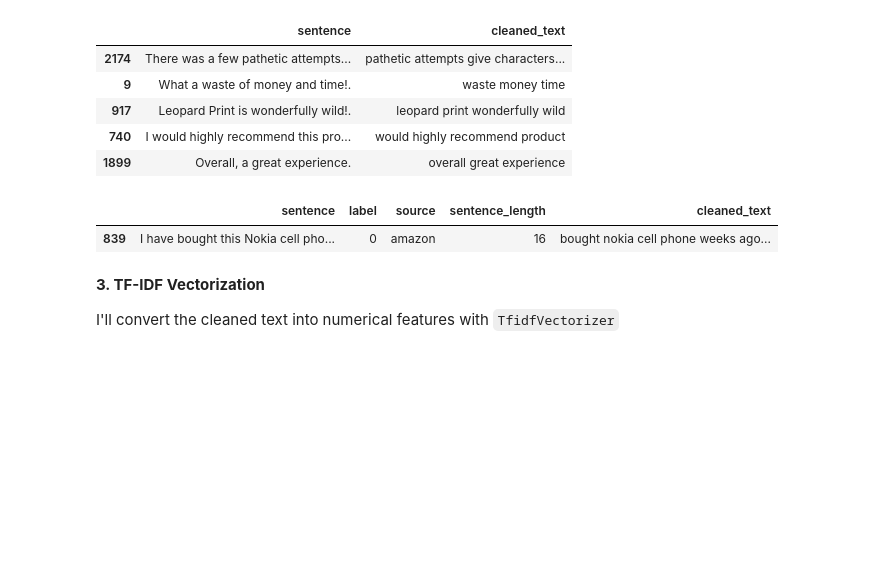
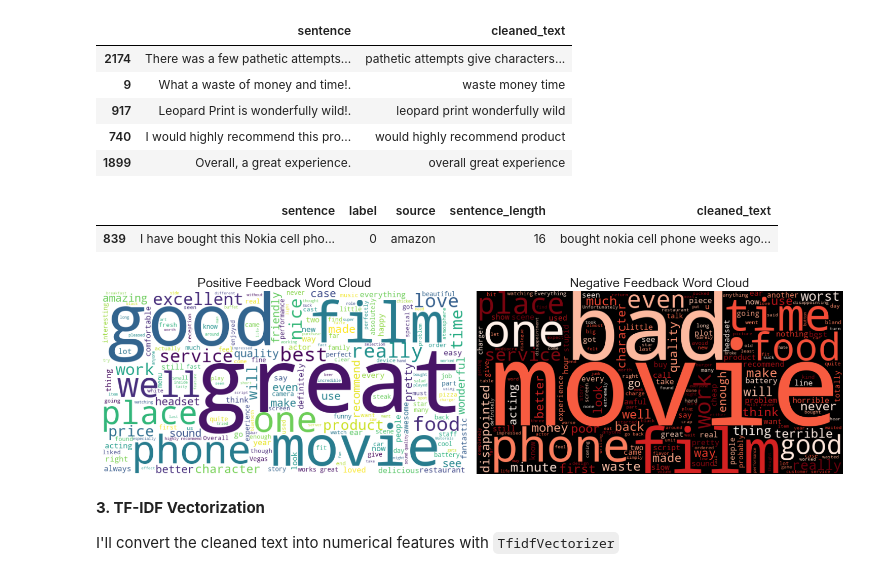
Before and after one commit to mandele1999/sentiment-classification, a Jupyter notebook: notebooks/01_eda_and_modeling.ipynb, the cells around one changed output. Drawn from its saved outputs; the diff is of its cells as text; code cells hidden in the pictures; blank space fills up the shorter version.

```diff
--- a/notebooks/01_eda_and_modeling.ipynb
+++ b/notebooks/01_eda_and_modeling.ipynb
@@ -121,6 +122,32 @@ df.sample()
 # %% [output]
 |  | sentence | label | source | sentence_length | cleaned_text |
 | 839 | I have bought this Nokia cell pho... | 0 | amazon | 16 | bought nokia cell phone weeks ago... |
+# %%
+# Assuming your cleaned DataFrame is called `df`
+positive_text = " ".join(df[df['label'] == 1]['sentence'])
+negative_text = " ".join(df[df['label'] == 0]['sentence'])
+
+# Generate word clouds
+wordcloud_pos = WordCloud(width=800, height=400, background_color='white').generate(positive_text)
+wordcloud_neg = WordCloud(width=800, height=400, background_color='black', colormap='Reds').generate(negative_text)
+
+# Plot side by side
+plt.figure(figsize=(15, 8))
+
+plt.subplot(1, 2, 1)
+plt.imshow(wordcloud_pos, interpolation='bilinear')
+plt.title("Positive Feedback Word Cloud", fontsize=18)
+plt.axis('off')
+
+plt.subplot(1, 2, 2)
+plt.imshow(wordcloud_neg, interpolation='bilinear')
+plt.title("Negative Feedback Word Cloud", fontsize=18)
+plt.axis('off')
+
+plt.tight_layout()
+plt.show()
+# %% [output]
+[figure, added]
 # %% [markdown]
 **3. TF-IDF Vectorization**
 
```
Also changed, not shown: parts of 1 cell of this notebook.
